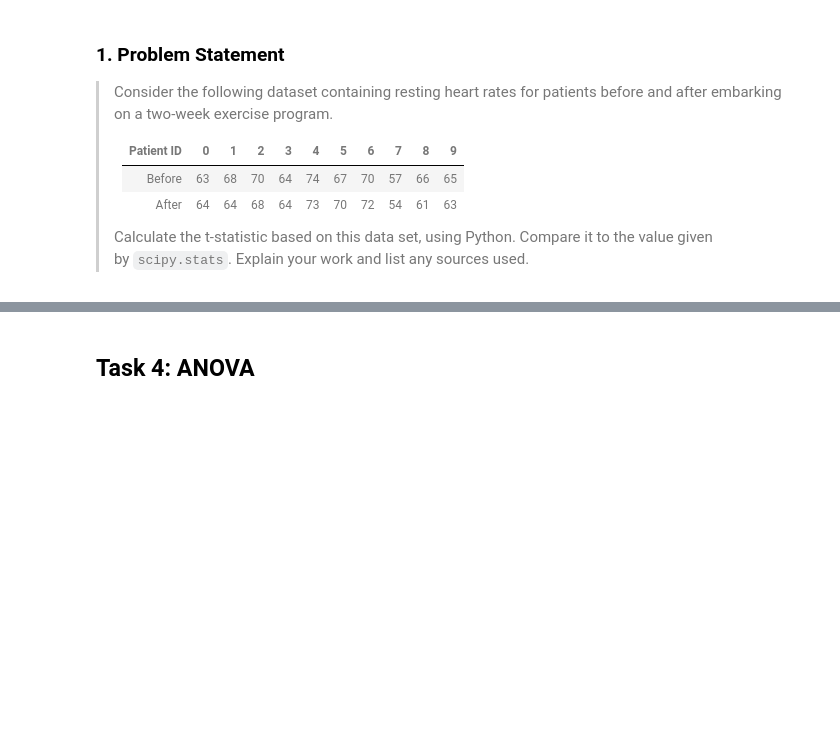
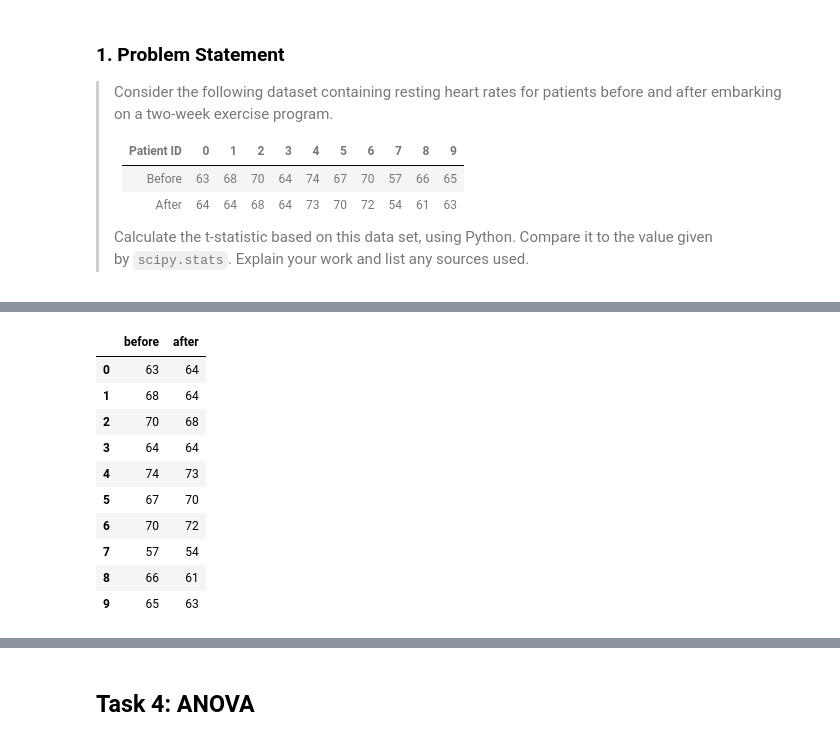
Before and after one commit to C-3sc0/applied_statistics, a Jupyter notebook: tasks.ipynb, the cells around one changed output, grey strips where cells are left out. Cells and saved outputs as stored; diff of their text form; code cells hidden in the pictures; blank space fills up the shorter version.

```diff
--- a/tasks.ipynb
+++ b/tasks.ipynb
@@ -702,0 +788,24 @@ After conducting two distinct statistical tests on our sample, we have increased
+# %%
+# create a new dictionary
+heart_rates = {
+    "before" : [63, 68, 70, 64, 74, 67, 70, 57, 66, 65],
+    "after" : [64, 64, 68, 64, 73, 70, 72, 54, 61, 63]
+}
+
+# convert the dictionary to a DataFrame
+df = pd.DataFrame(heart_rates)
+
+#visualize the data
+df
+# %% [output]
+|  | before | after |
+| 0 | 63 | 64 |
+| 1 | 68 | 64 |
+| 2 | 70 | 68 |
+| 3 | 64 | 64 |
+| 4 | 74 | 73 |
+| 5 | 67 | 70 |
+| 6 | 70 | 72 |
+| 7 | 57 | 54 |
+| 8 | 66 | 61 |
+| 9 | 65 | 63 |
```
Also changed, not shown: parts of 16 cells of this notebook.
